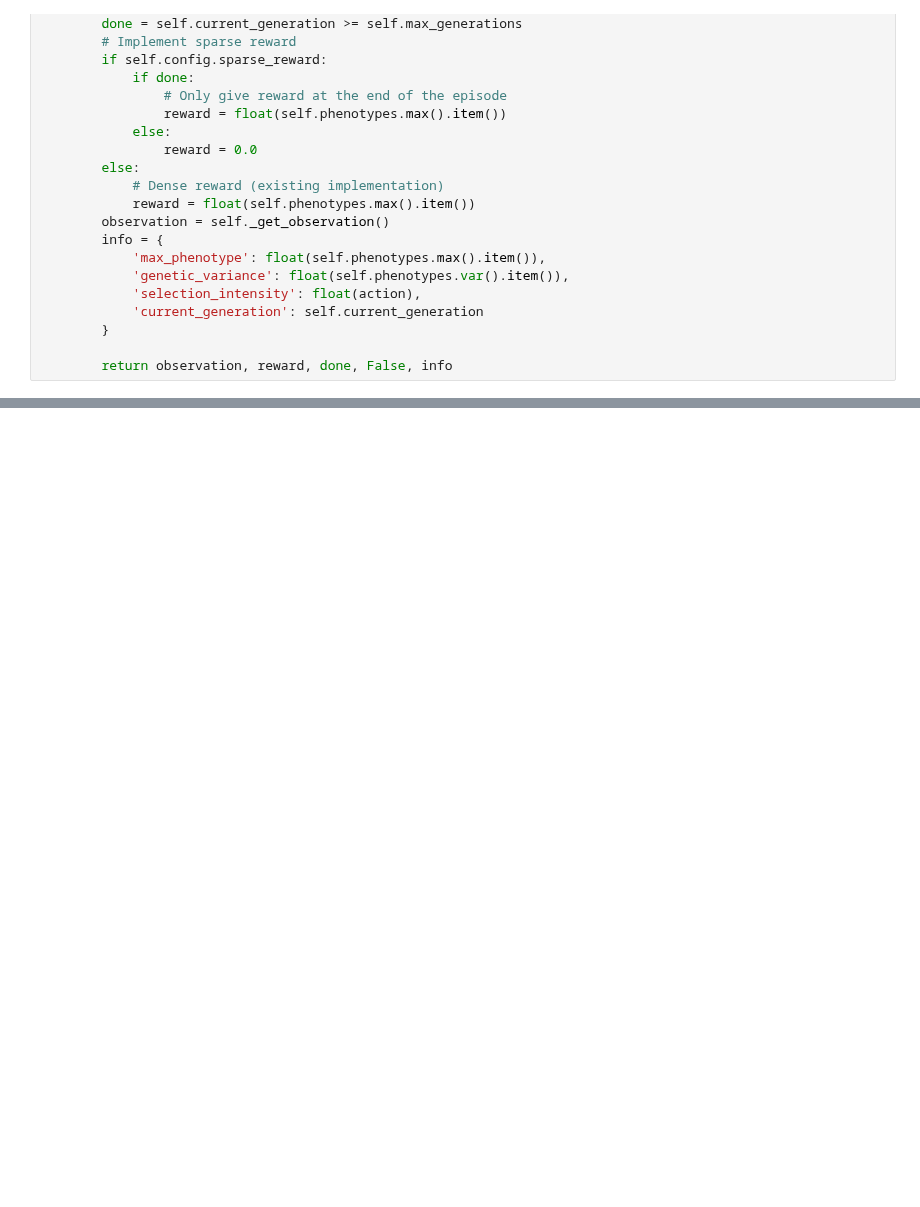
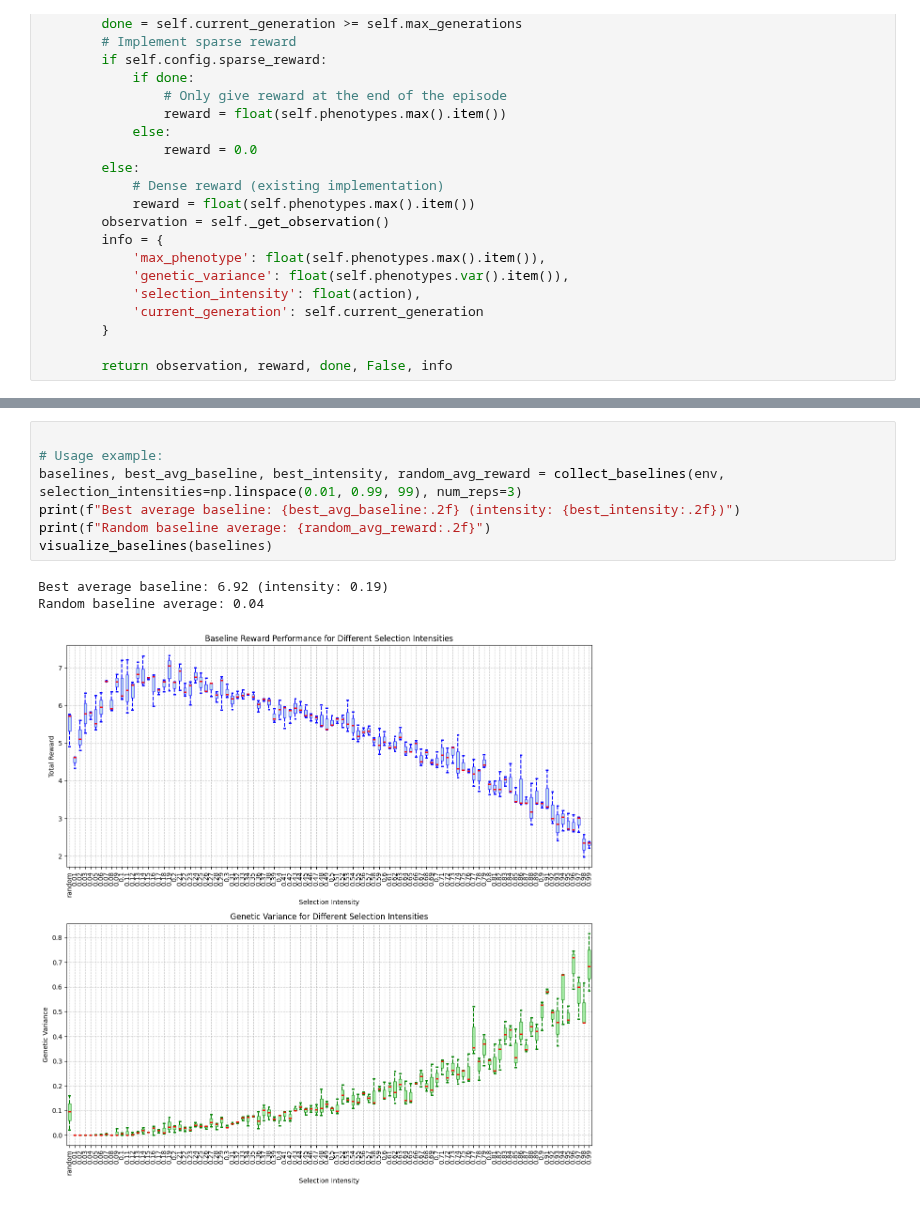
Before and after one commit to cjGO/ChewC, a Jupyter notebook: dev_nbs/ChewCuda.ipynb, the cells around one changed output, grey strips where cells are left out. Saved outputs shown, nothing was run; the diff lists cells and outputs as text; blank space fills up the shorter version.

```diff
--- a/dev_nbs/ChewCuda.ipynb
+++ b/dev_nbs/ChewCuda.ipynb
@@ -478,3 +631,14 @@ Best average baseline: 8.58 (intensity: 0.13)
+# %%
+
+# Usage example:
+baselines, best_avg_baseline, best_intensity, random_avg_reward = collect_baselines(env, selection_intensities=np.linspace(0.01, 0.99, 99), num_reps=3)
+print(f"Best average baseline: {best_avg_baseline:.2f} (intensity: {best_intensity:.2f})")
+print(f"Random baseline average: {random_avg_reward:.2f}")
+visualize_baselines(baselines)
+# %% [output]
+Best average baseline: 6.92 (intensity: 0.19)
+Random baseline average: 0.04
+[figure, added]
 # %%
 # Set up the environment
 
```
Also changed, not shown: parts of 6 cells of this notebook.
